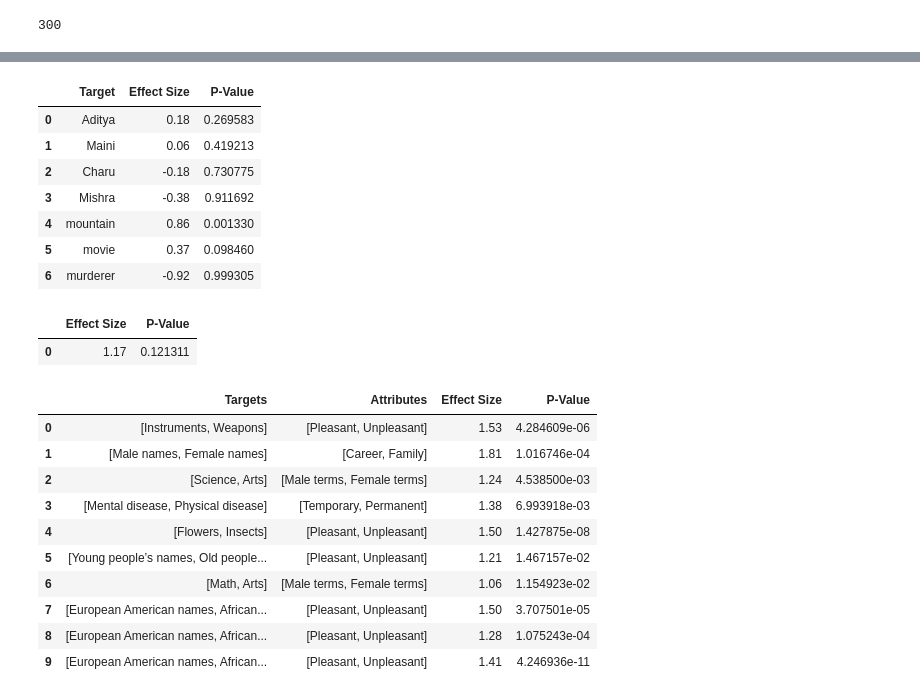
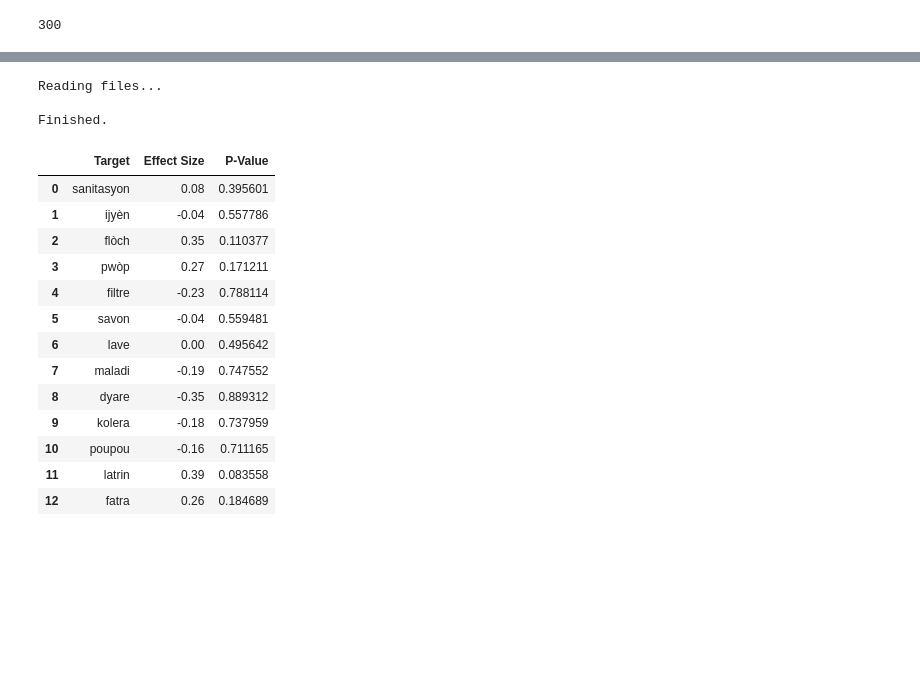
Before and after one commit to adimaini/WEAT-WEFAT, a Jupyter notebook: main.ipynb, the cells around one changed output, grey strips where cells are left out. Saved outputs shown, nothing was run; the diff lists cells and outputs as text; code cells hidden in the pictures; blank space fills up the shorter version.

```diff
--- a/main.ipynb
+++ b/main.ipynb
@@ -66,6 +51,22 @@ def normal_test(distr):
         return 'Yes'
     else: return 'No'
 # %%
+def get_tar_att_arrays(model, t1, a1, a2, algorithm, t2=None,):
+    if algorithm == 'weat':
+        tar1 = np.array([model[vector] for vector in t1])
+        tar2 = np.array([model[vector] for vector in t2])
+        att1 = np.array([model[vector] for vector in a1])
+        att2 = np.array([model[vector] for vector in a2])
+
+        return tar1, tar2, att1, att2
+
+    elif algorithm == 'wefat':
+        tar1 = np.array([model[vector] for vector in t1])
+        att1 = np.array([model[vector] for vector in a1])
+        att2 = np.array([model[vector] for vector in a2])
+
+        return tar1, att1, att2
+
 def get_matrices(filepath, model, algorithm):
     data_file = pd.read_csv(filepath, sep=',\s*', engine='python',  header=None, index_col=0)
 
@@ -176,11 +177,18 @@ def output_table(model, algorithm, directory=None, filepath=None):
     # if a specific filepath is given to the run a test only on that file
     elif filepath:
         _, _, e_s, p_value = output_values(filepath, model, algorithm)
+
         if algorithm == 'wefat':
-            target = ['mountain', 'movie', 'murderer']
+            # get the targets from the first row of the file
+            target = pd.read_csv(filepath, nrows=1, header=None).dropna(axis=1).values.flatten().tolist()
+            target.remove('Haitian Creole word')
+            # strip whitespaces around the target names
+            target = list(map(str.strip, target))
             output_df = pd.DataFrame(data = list(zip(target, e_s, p_value)), columns = ['Target', 'Effect Size', 'P-Value'])
+
         elif algorithm =='weat':
             output_df = pd.DataFrame(data = {'Effect Size': e_s, 'P-Value': p_value}, index=[0])
+
         output_df['Effect Size'] = output_df['Effect Size'].round(decimals=2)
 
     print('Finished.')
@@ -257,30 +203,0 @@ Finished.
-# %%
-df_personalized_wefat
-# %% [output]
-|  | Target | Effect Size | P-Value |
-| 0 | Aditya | 0.18 | 0.269583 |
-| 1 | Maini | 0.06 | 0.419213 |
-| 2 | Charu | -0.18 | 0.730775 |
-| 3 | Mishra | -0.38 | 0.911692 |
-| 4 | mountain | 0.86 | 0.001330 |
-| 5 | movie | 0.37 | 0.098460 |
-| 6 | murderer | -0.92 | 0.999305 |
-# %%
-df_personalized_weat
-# %% [output]
-|  | Effect Size | P-Value |
-| 0 | 1.17 | 0.121311 |
-# %%
-df_glove
-# %% [output]
-|  | Targets | Attributes | Effect Size | P-Value |
-| 0 | [Instruments, Weapons] | [Pleasant, Unpleasant] | 1.53 | 4.284609e-06 |
-| 1 | [Male names, Female names] | [Career, Family] | 1.81 | 1.016746e-04 |
-| 2 | [Science, Arts] | [Male terms, Female terms] | 1.24 | 4.538500e-03 |
-| 3 | [Mental disease, Physical disease] | [Temporary, Permanent] | 1.38 | 6.993918e-03 |
-| 4 | [Flowers, Insects] | [Pleasant, Unpleasant] | 1.50 | 1.427875e-08 |
-| 5 | [Young people’s names, Old people... | [Pleasant, Unpleasant] | 1.21 | 1.467157e-02 |
-| 6 | [Math, Arts] | [Male terms, Female terms] | 1.06 | 1.154923e-02 |
-| 7 | [European American names, African... | [Pleasant, Unpleasant] | 1.50 | 3.707501e-05 |
-| 8 | [European American names, African... | [Pleasant, Unpleasant] | 1.28 | 1.075243e-04 |
-| 9 | [European American names, African... | [Pleasant, Unpleasant] | 1.41 | 4.246936e-11 |
@@ -290,0 +204,25 @@ df_personalized_wefat.to_csv('output/wefat_score_personal.csv')
+# %%
+df_haitian_wefat = output_table(model=ft,
+                                filepath = '/Users/adimaini/Documents/GW/Research/CODE/WEAT-WEFAT/targets_attributes_data/haitian-creole/sanitation disease wefat.csv',
+                                algorithm = 'wefat')
+# %% [output]
+Reading files...
+
+Finished.
+# %%
+df_haitian_wefat
+# %% [output]
+|  | Target | Effect Size | P-Value |
+| 0 | sanitasyon | 0.08 | 0.395601 |
+| 1 | ijyèn | -0.04 | 0.557786 |
+| 2 | flòch | 0.35 | 0.110377 |
+| 3 | pwòp | 0.27 | 0.171211 |
+| 4 | filtre | -0.23 | 0.788114 |
+| 5 | savon | -0.04 | 0.559481 |
+| 6 | lave | 0.00 | 0.495642 |
+| 7 | maladi | -0.19 | 0.747552 |
+| 8 | dyare | -0.35 | 0.889312 |
+| 9 | kolera | -0.18 | 0.737959 |
+| 10 | poupou | -0.16 | 0.711165 |
+| 11 | latrin | 0.39 | 0.083558 |
+| 12 | fatra | 0.26 | 0.184689 |
```
Also changed, not shown: parts of 24 cells of this notebook, 2 other files.
